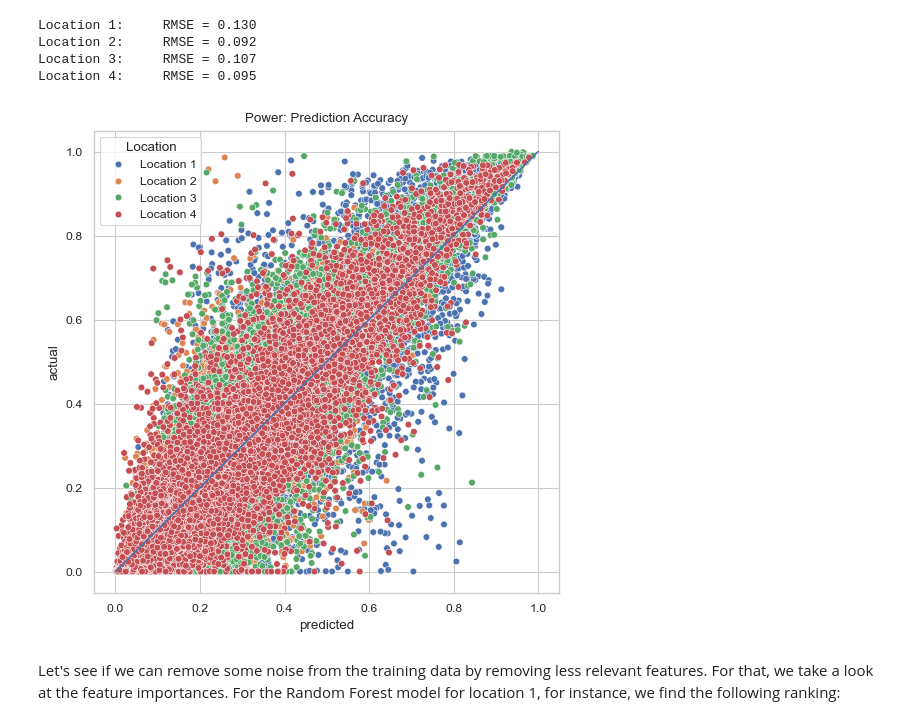
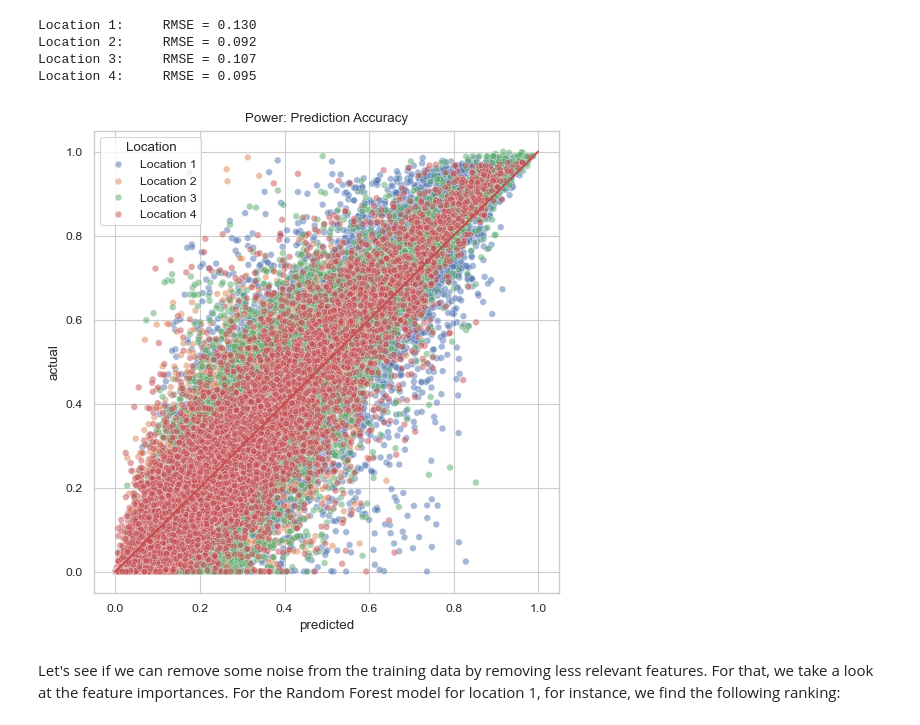
Before and after one commit to WildCodeWolf/Wind-Power-DS, a Jupyter notebook: random-forest.ipynb, the cells around one changed output. Drawn from its saved outputs; the diff is of its cells as text; code cells hidden in the pictures.

Commit message:
changed visuals a bit for clarity)

```diff
--- a/random-forest.ipynb
+++ b/random-forest.ipynb
@@ -116,12 +116,12 @@ results = pd.concat(df_test, axis=0)
 # %%
 # graphical visualization
 plt.figure(figsize=(6,6))
-sns.scatterplot(results, x='predicted', y='actual', hue='Location')
-sns.lineplot([[0,1]], legend=None)
+sns.scatterplot(results, x='predicted', y='actual', hue='Location', alpha=.5)
+plt.plot([[0,0], [1,1]], color='r')
 plt.title('Power: Prediction Accuracy')
 plt.show()
 # %% [output]
-[figure, old version]
+[figure, new version]
 # %% [markdown]
 Let's see if we can remove some noise from the training data by removing less
 relevant features.  For that, we take a look at the feature importances.
```
Also changed, not shown: parts of 3 cells of this notebook.
